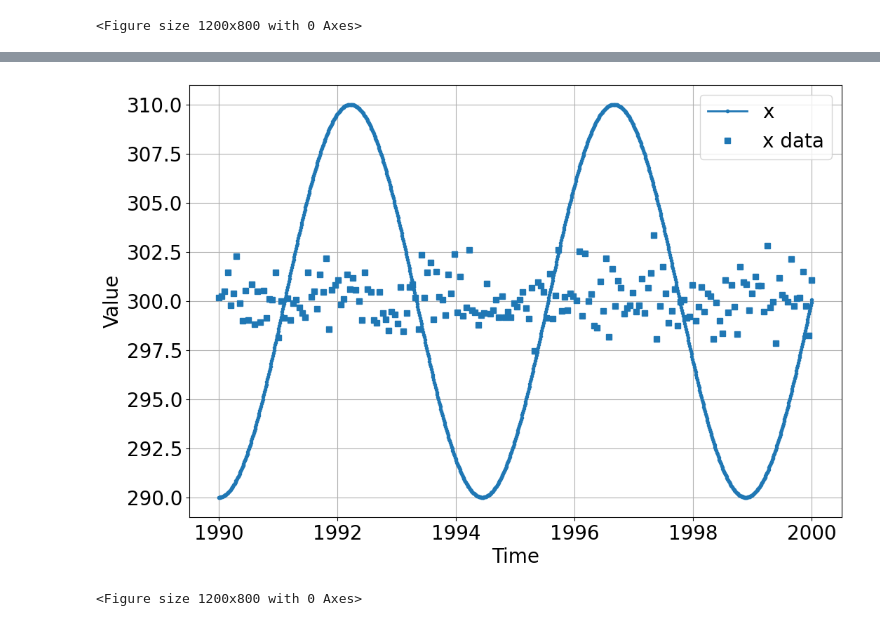
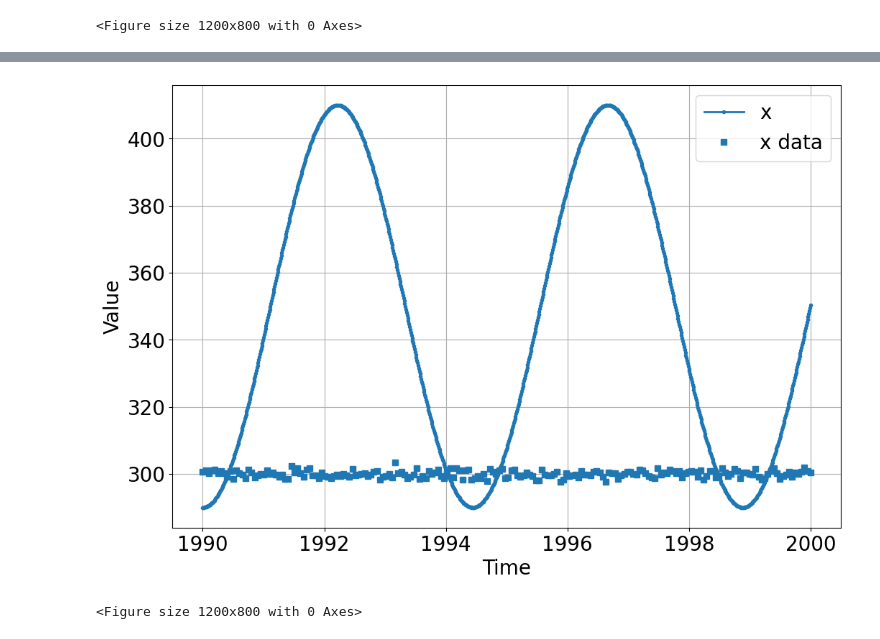
Before and after one commit to bblais/Computer-Programming-for-the-Sciences-Spring-2023, a Jupyter notebook: Sprint #2 - Dynamical Systems and Parameters/2023-03-02 - Class.ipynb, the cells around one changed output, grey strips where cells are left out. Drawn from its saved outputs; the diff is of its cells as text; code cells hidden in the pictures.

```diff
--- a/Sprint #2 - Dynamical Systems and Parameters/2023-03-02 - Class.ipynb
+++ b/Sprint #2 - Dynamical Systems and Parameters/2023-03-02 - Class.ipynb
@@ -43,3 +43,7 @@ sim.run(1990,2000)
 # %% [output]
 [figure]
 <Figure size 1200x800 with 0 Axes>
+# %%
+t_data=linspace(1990,2000,200)
+x_data=randn(len(t_data))+300
+plot(t_data,x_data,'o')
@@ -46,11 +53,11 @@ sim.run(1990,2000)
 # %%
 sim=Simulation()
 sim.add(" x' = v   ",290,plot=True)
 sim.add(" v' = -k*(x-xo)/m",0)
-sim.params(k=2,m=1,xo=300)
-sim.add_data(t=t,x=x,plot=True)
+sim.params(k=2,m=1,xo=350)
+sim.add_data(t=t_data,x=x_data,plot=True)
 
 sim.run(1990,2000)
 # %% [output]
-[figure, old version]
+[figure, new version]
 <Figure size 1200x800 with 0 Axes>
```
Also changed, not shown: parts of 7 cells of this notebook, 3 other files.
